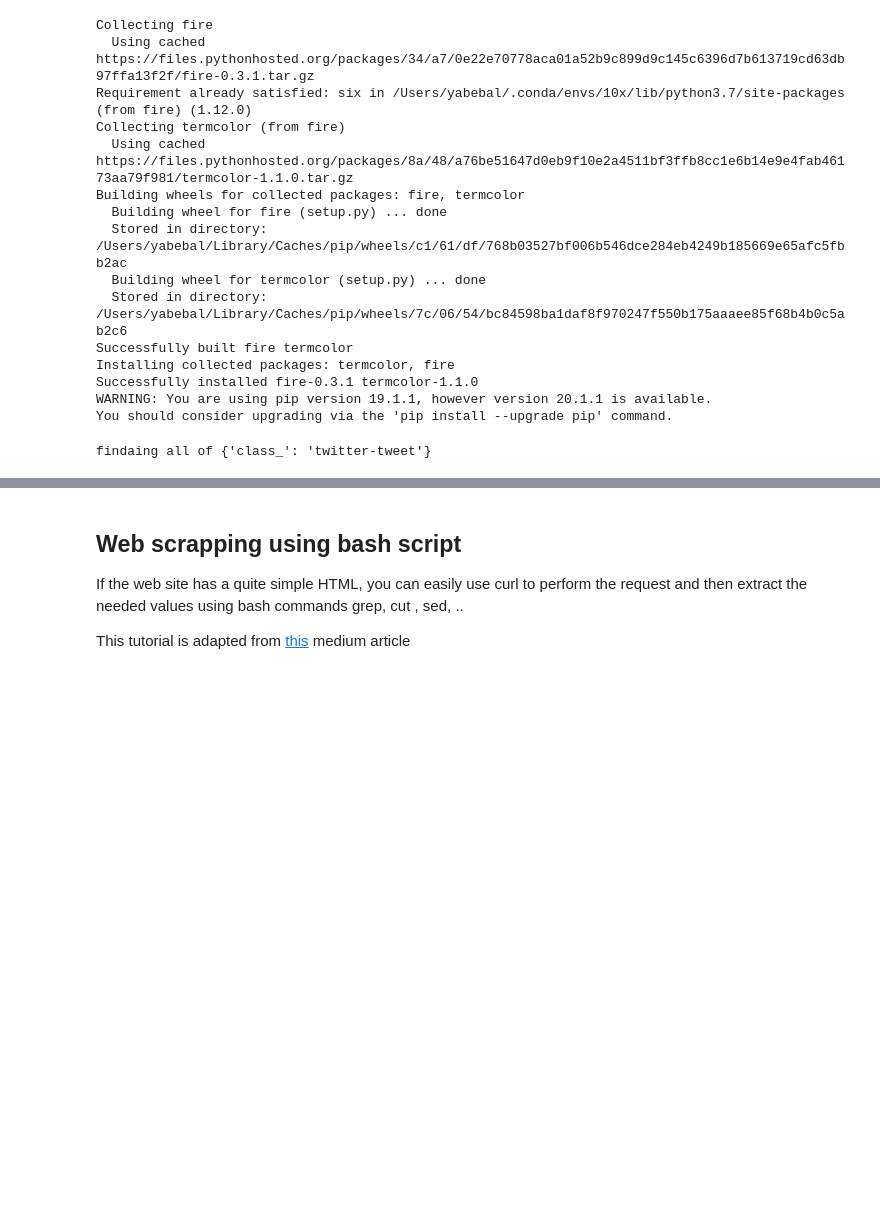
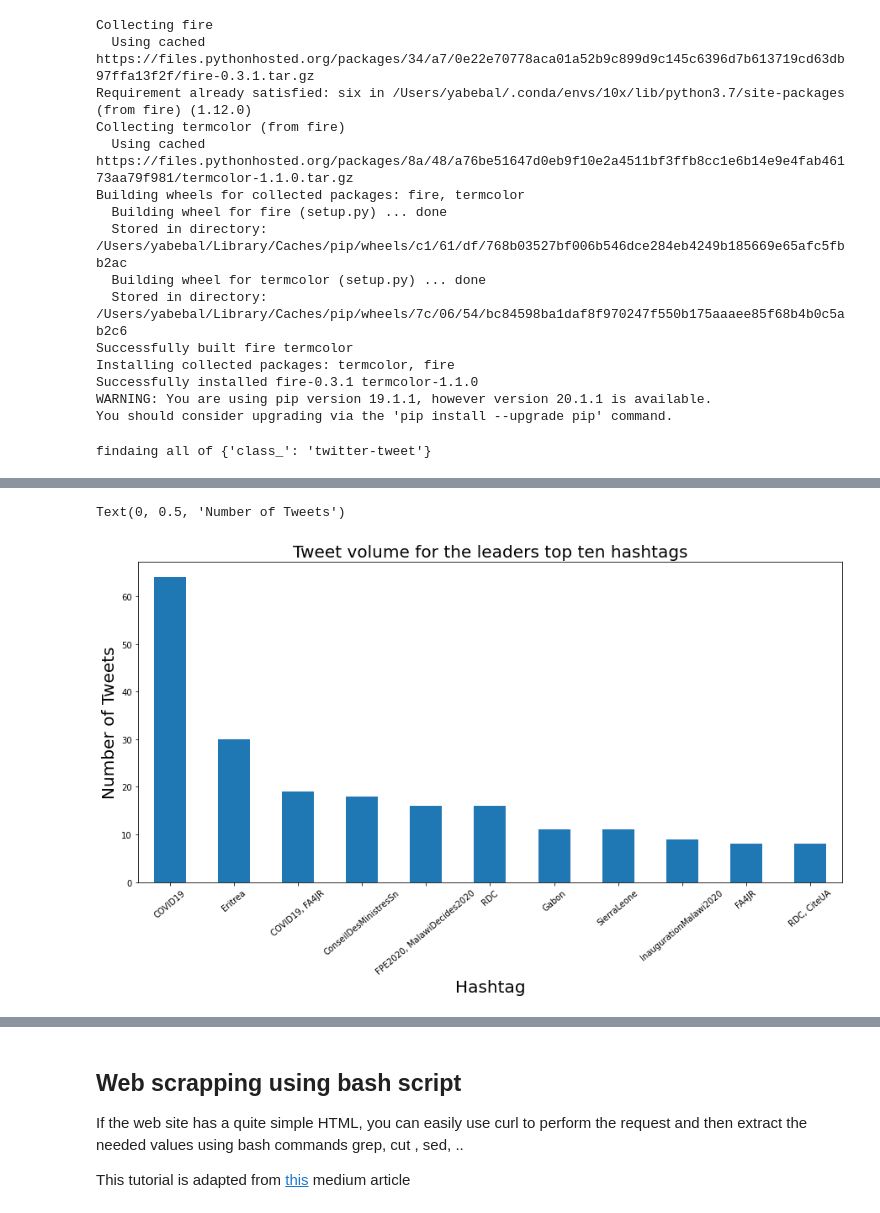
Before and after one commit to Jabor047/10acad, a Jupyter notebook: Week1/Monday-Week1/scrapping_starter.ipynb, the cells around one changed output, grey strips where cells are left out. Cells and saved outputs as stored; diff of their text form; code cells hidden in the pictures; blank space fills up the shorter version.

```diff
--- a/Week1/Monday-Week1/scrapping_starter.ipynb
+++ b/Week1/Monday-Week1/scrapping_starter.ipynb
@@ -138,6 +138,5 @@ tag_strings = []
 for tag in res:
     if tag.string != None:
         tag_strings.append(tag.string)
-tag_strings.extend(top100)
 # %% [output]
 findaing all of {'class_': 'twitter-tweet'}
@@ -181,0 +200,5 @@ print(len(new))
+# %%
+influencers = presentUsers(top100)
+leaders = presentUsers(tag_strings)
+print(len(influencers))
+print(len(leaders))
@@ -380,20 +392,27 @@ Writing ./scrap_tweetusers.py
 # %%
-tweets_file = 'data/influencersandleaders.json'
+infu_tweets_file = 'data/influencers.json'
+lea_tweets_file = 'data/leaders.json'
 
 
 ##get data on keywords
-if os.path.exists(tweets_file):
+if os.path.exists(infu_tweets_file) and os.path.exists(lea_tweets_file):
     #get file if you have already downloaded what you wanted
-    df = pd.read_csv(tweets_file, header=0)
-    if 'timestamp' in df.columns:
-        df['timestamp'] = df.created_at.map(pd.Timestamp)
-        df = df.sort_values('timestamp').set_index('timestamp')
-        df = df.drop('id',axis=1)
+    df_inf = pd.read_csv(infu_tweets_file, header=0)
+    df_lea = pd.read_csv(lea_tweets_file, header=0)
+
+    if 'timestamp' in df_inf.columns:
+        df_inf['timestamp'] = df_inf.created_at.map(pd.Timestamp)
+        df_inf = df_inf.sort_values('timestamp').set_index('timestamp')
+
+    if 'timestamp' in df_lea.columns:
+        df_lea['timestamp'] = df_lea.created_at.map(pd.Timestamp)
+        df_lea = df_lea.sort_values('timestamp').set_index('timestamp')
+
 else:
     ts = tweetsearch()
-    df = ts.get_tweets(new, csvfile=tweets_file)    #you saved the
+    df_inf = ts.get_tweets(influencers, csvfile=infu_tweets_file)    #you saved the
+    df_lea = ts.get_tweets(leaders, csvfile=lea_tweets_file)
 
-
-df.info()
+df_inf.info()
 # %% [output]
 <class 'pandas.core.frame.DataFrame'>
@@ -415,0 +739,12 @@ memory usage: 1.1+ MB
+# %%
+import matplotlib.pyplot as plt
+fig, ax = plt.subplots(figsize=(15,7))
+ax.set_title('Tweet volume for the leaders top ten hashtags', fontsize=20)
+df_lea.groupby('hashtags').source.count().nlargest(12)[1:].plot.bar(rot=40)
+#set major ticks format
+#ax.xaxis.set_major_formatter(mdates.DateFormatter('%b %d'))
+ax.set_xlabel('Hashtag', fontsize=20)
+ax.set_ylabel('Number of Tweets', fontsize=20)
+# %% [output]
+Text(0, 0.5, 'Number of Tweets')
+[figure, added]
```
Also changed, not shown: parts of 34 cells of this notebook.
